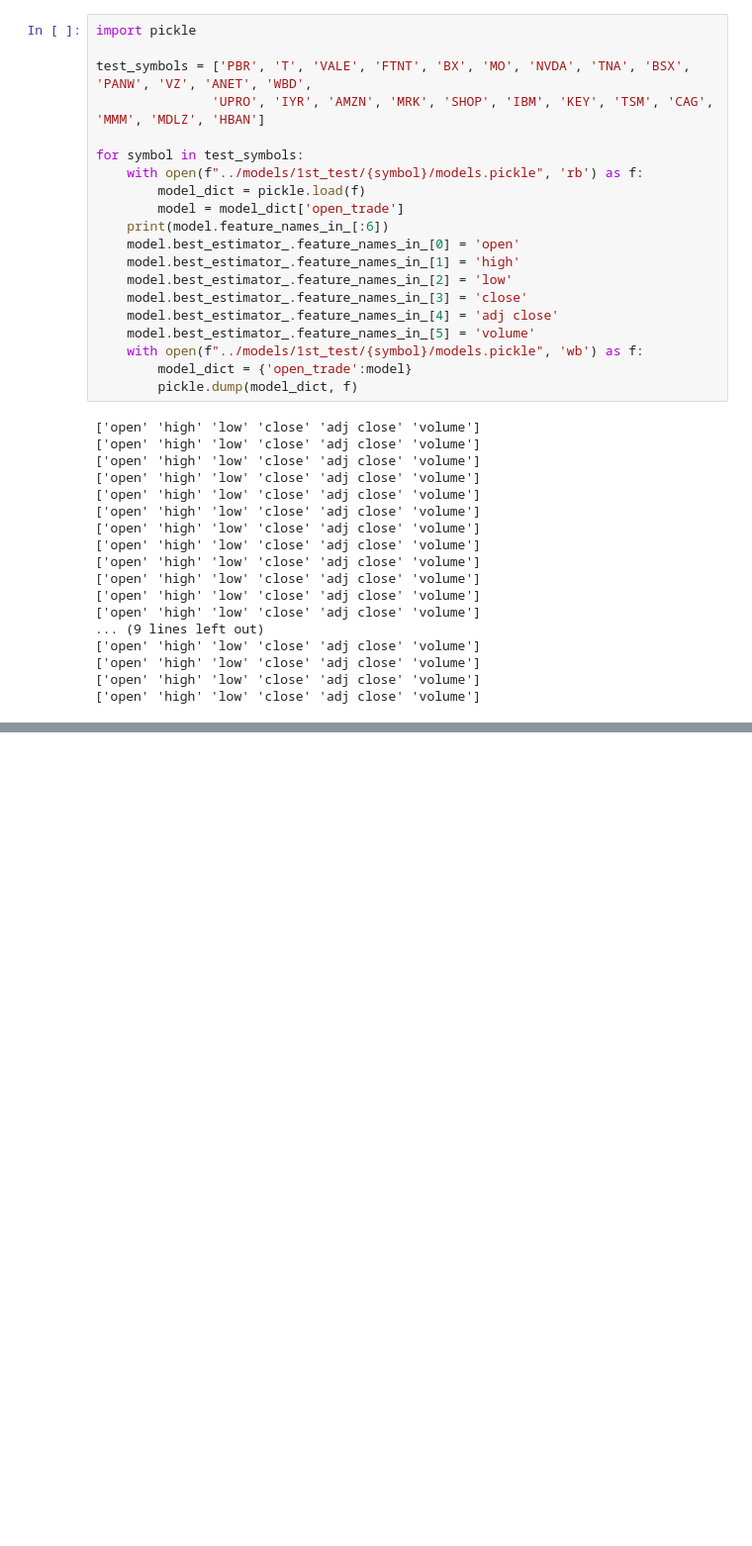
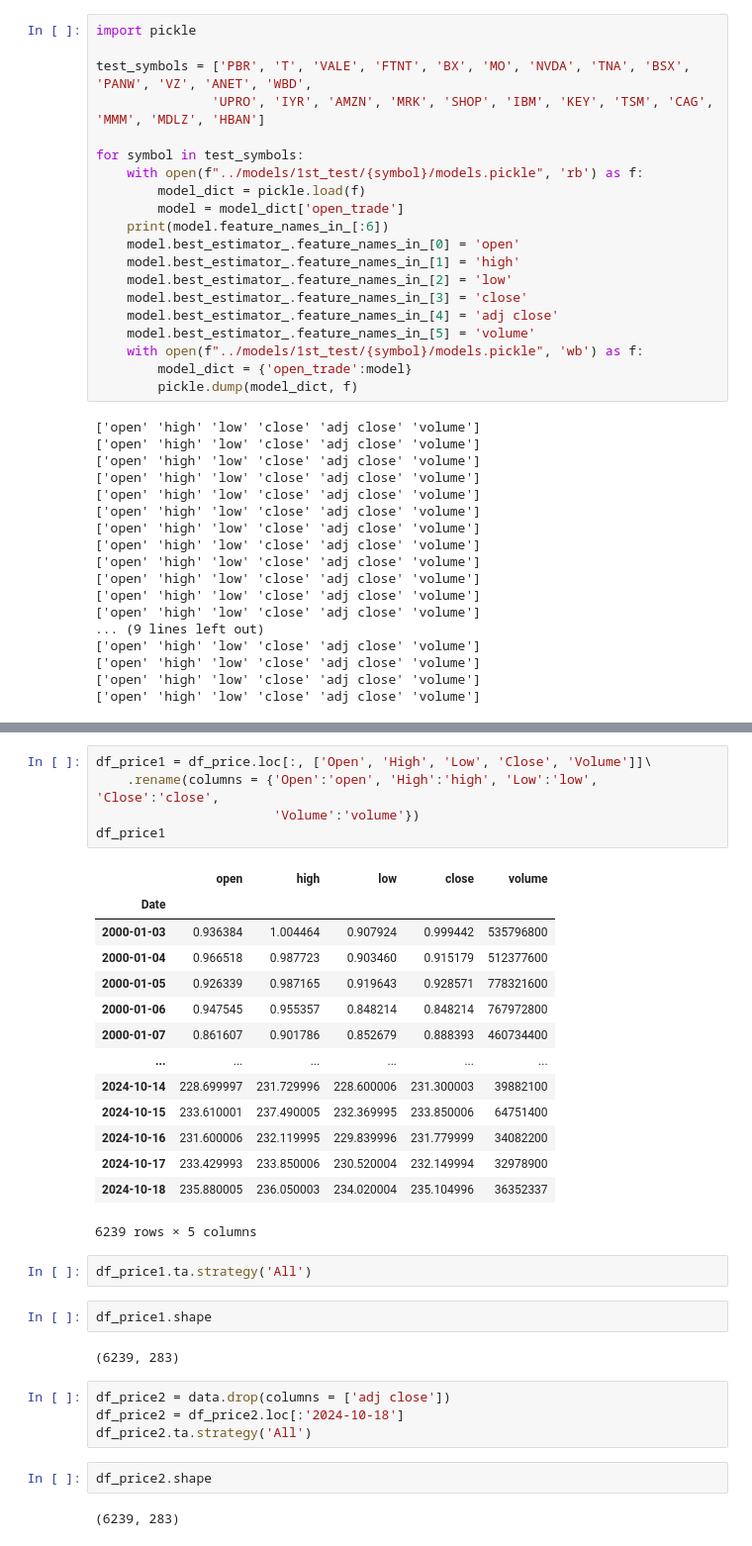
Before and after one commit to jklen/cataclysmic_alpha, a Jupyter notebook: experiment_notebooks/hhhl_ml1_backtest_analysis.ipynb, the cells around one changed output, grey strips where cells are left out. Shown at 99% size. Saved outputs shown, nothing was run; the diff lists cells and outputs as text; blank space fills up the shorter version.

```diff
--- a/experiment_notebooks/hhhl_ml1_backtest_analysis.ipynb
+++ b/experiment_notebooks/hhhl_ml1_backtest_analysis.ipynb
@@ -1702,0 +1751,34 @@ for symbol in test_symbols:
+# %%
+df_price1 = df_price.loc[:, ['Open', 'High', 'Low', 'Close', 'Volume']]\
+    .rename(columns = {'Open':'open', 'High':'high', 'Low':'low', 'Close':'close',
+                       'Volume':'volume'})
+df_price1
+# %% [output]
+|  | open | high | low | close | volume |
+| Date |  |  |  |  |  |
+| 2000-01-03 | 0.936384 | 1.004464 | 0.907924 | 0.999442 | 535796800 |
+| 2000-01-04 | 0.966518 | 0.987723 | 0.903460 | 0.915179 | 512377600 |
+| 2000-01-05 | 0.926339 | 0.987165 | 0.919643 | 0.928571 | 778321600 |
+| 2000-01-06 | 0.947545 | 0.955357 | 0.848214 | 0.848214 | 767972800 |
+| 2000-01-07 | 0.861607 | 0.901786 | 0.852679 | 0.888393 | 460734400 |
+| ... | ... | ... | ... | ... | ... |
+| 2024-10-14 | 228.699997 | 231.729996 | 228.600006 | 231.300003 | 39882100 |
+| 2024-10-15 | 233.610001 | 237.490005 | 232.369995 | 233.850006 | 64751400 |
+| 2024-10-16 | 231.600006 | 232.119995 | 229.839996 | 231.779999 | 34082200 |
+| 2024-10-17 | 233.429993 | 233.850006 | 230.520004 | 232.149994 | 32978900 |
+| 2024-10-18 | 235.880005 | 236.050003 | 234.020004 | 235.104996 | 36352337 |
+6239 rows × 5 columns
+# %%
+df_price1.ta.strategy('All')
+# %%
+df_price1.shape
+# %% [output]
+(6239, 283)
+# %%
+df_price2 = data.drop(columns = ['adj close'])
+df_price2 = df_price2.loc[:'2024-10-18']
+df_price2.ta.strategy('All')
+# %%
+df_price2.shape
+# %% [output]
+(6239, 283)
```
Also changed, not shown: parts of 25 cells of this notebook, 23 other files.
